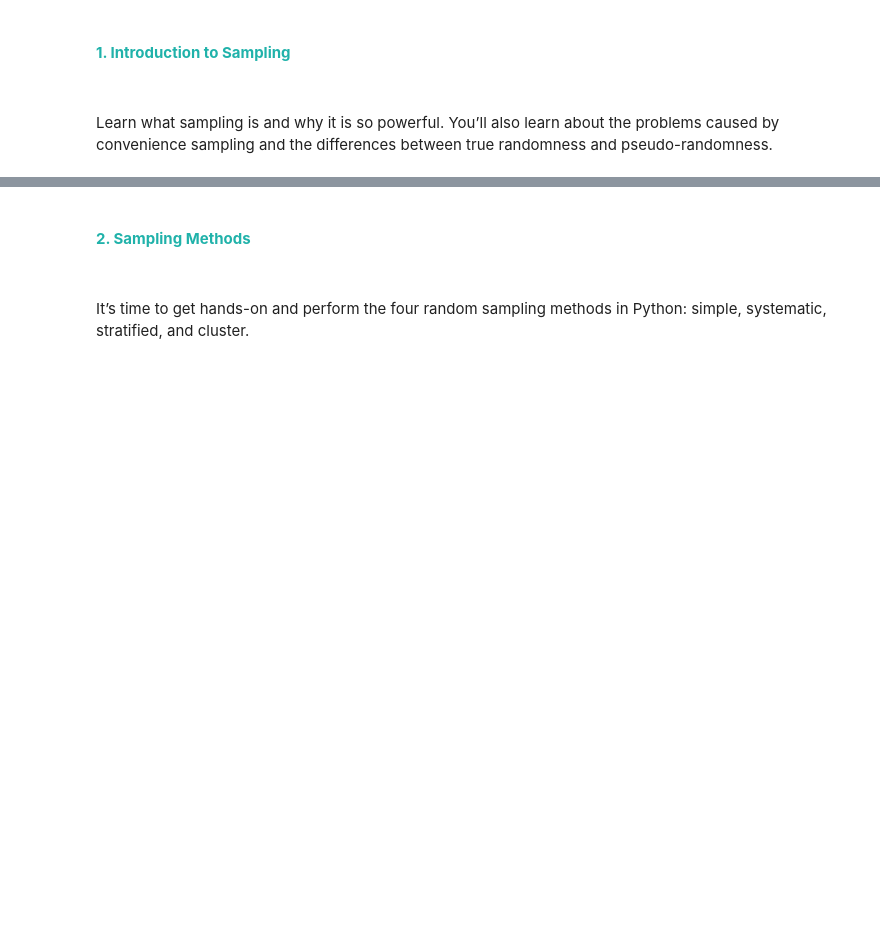
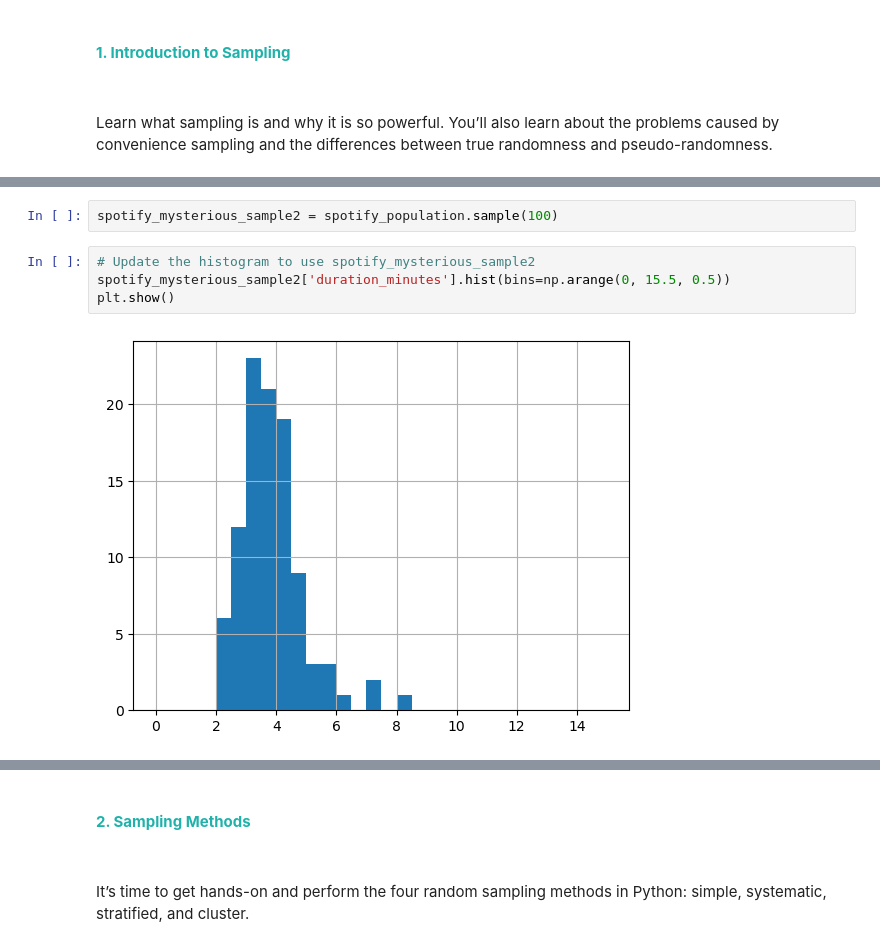
Before and after one commit to KdrDrn/06_COURSES, a Jupyter notebook: DATACAMP/Data Analyst with Python Track/08_Sampling in Python/Sampling in Python.ipynb, the cells around one changed output, grey strips where cells are left out. Cells and saved outputs as stored; diff of their text form; blank space fills up the shorter version.

```diff
--- a/DATACAMP/Data Analyst with Python Track/08_Sampling in Python/Sampling in Python.ipynb
+++ b/DATACAMP/Data Analyst with Python Track/08_Sampling in Python/Sampling in Python.ipynb
@@ -55,0 +450,8 @@ Learn what sampling is and why it is so powerful. You’ll also learn about the
+# %%
+spotify_mysterious_sample2 = spotify_population.sample(100)
+# %%
+# Update the histogram to use spotify_mysterious_sample2
+spotify_mysterious_sample2['duration_minutes'].hist(bins=np.arange(0, 15.5, 0.5))
+plt.show()
+# %% [output]
+[figure, added]
```
Also changed, not shown: parts of 26 cells of this notebook.
